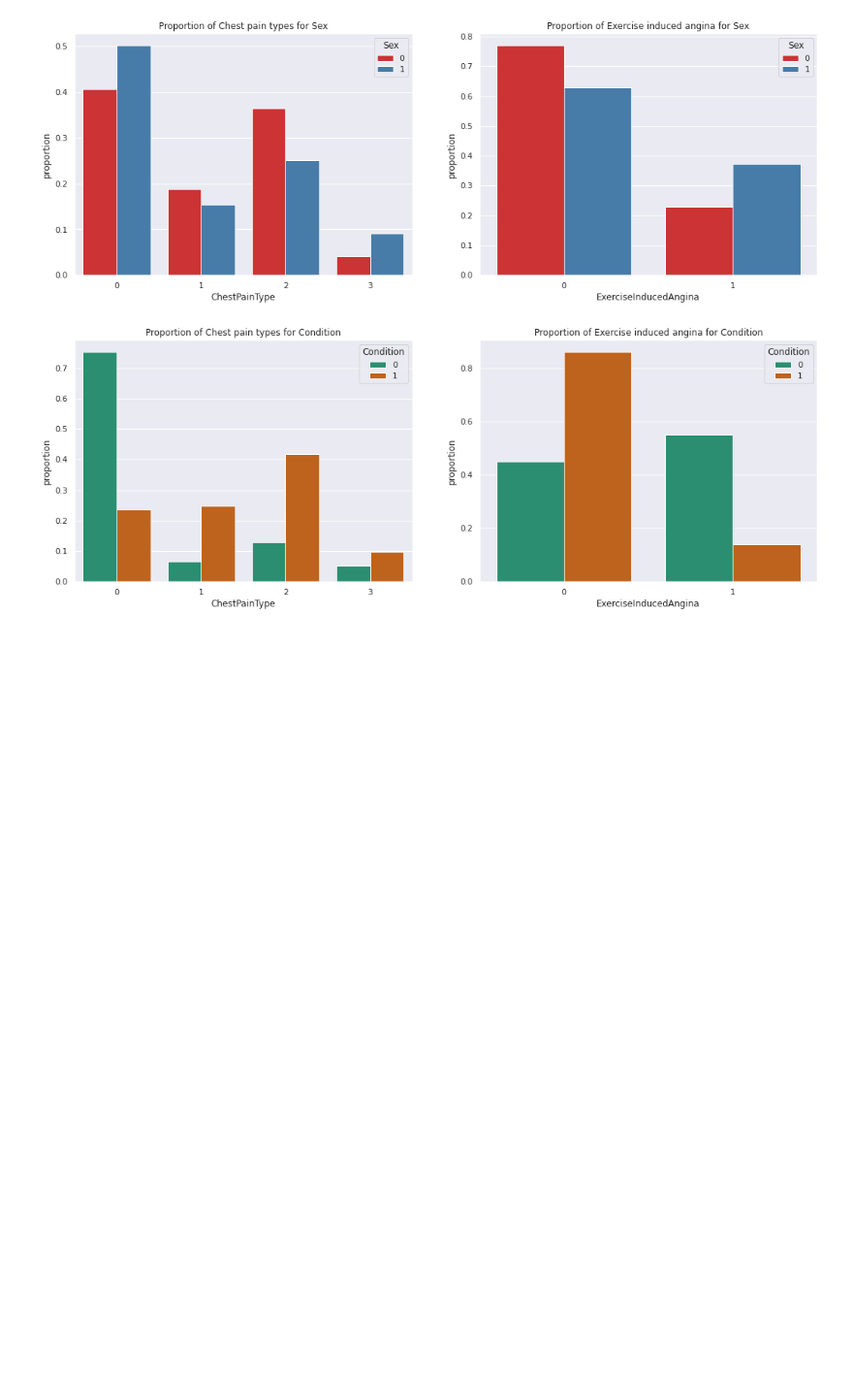
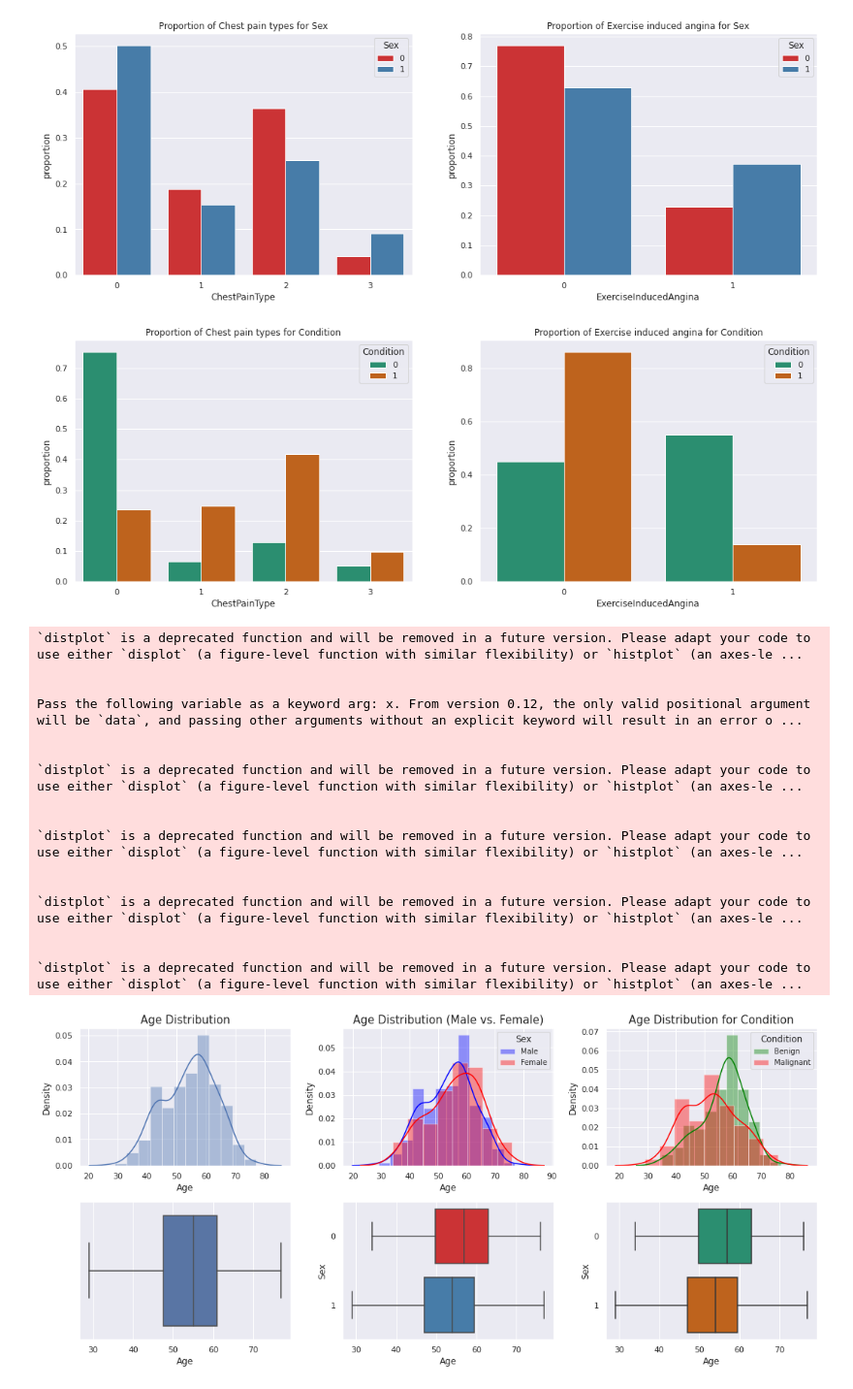
Before and after one commit to bayloid/heart, a Jupyter notebook: index.ipynb, the cells around one changed output. Shown: that part at 97% size. Drawn from its saved outputs; the diff is of its cells as text; code cells hidden in the pictures; blank space fills up the shorter version.

```diff
--- a/index.ipynb
+++ b/index.ipynb
@@ -541,3 +548,60 @@ def symptoms_features_condition(data):
 symptoms_features_condition(data);
 # %% [output]
 [figure]
+# %%
+def age_distribution(df):
+
+  fig = plt.figure(figsize=(15, 7))
+
+  plt.subplot(2, 3, 1)
+  sns.distplot(data['Age'])
+  plt.title('Age Distribution', fontsize=15)
+
+  plt.subplot(2, 3, 4)
+  sns.boxplot(data['Age'], orient='h')
+
+  plt.subplot(2, 3, 2)
+  female = df[df['Sex']==0]['Age']
+  male = df[df['Sex']==1]['Age']
+  sns.distplot(male, color='Blue', label='Male')
+  sns.distplot(female, color='Red', label='Female')
+  plt.title('Age Distribution (Male vs. Female)', fontsize=15)
+  plt.legend(title='Sex', fontsize=10)
+
+  plt.subplot(2, 3, 5)
+  sns.boxplot(x=data['Age'], y=data['Sex'], orient='h', palette='Set1')
+
+  plt.subplot(2, 3, 3)
+  benign = df[df['Condition']==0]['Age']
+  malignant = df[df['Condition']==1]['Age']
+
+  sns.distplot(benign, color='Green', label='Benign')
+  sns.distplot(malignant, color='Red', label='Malignant')
+  plt.title('Age Distribution for Condition', fontsize=15)
+  plt.legend(title='Condition', fontsize=10)
+
+  plt.subplot(2, 3, 6)
+  sns.boxplot(x=data['Age'], y=data['Sex'], orient='h', palette='Dark2')
+
+  plt.tight_layout()
+  plt.show()
+
+age_distribution(data);
+# %% [output]
+`distplot` is a deprecated function and will be removed in a future version. Please adapt your code to use either `displot` (a figure-level function with similar flexibility) or `histplot` (an axes-le ...
+
+
+Pass the following variable as a keyword arg: x. From version 0.12, the only valid positional argument will be `data`, and passing other arguments without an explicit keyword will result in an error o ...
+
+
+`distplot` is a deprecated function and will be removed in a future version. Please adapt your code to use either `displot` (a figure-level function with similar flexibility) or `histplot` (an axes-le ...
+
+
+`distplot` is a deprecated function and will be removed in a future version. Please adapt your code to use either `displot` (a figure-level function with similar flexibility) or `histplot` (an axes-le ...
+
+
+`distplot` is a deprecated function and will be removed in a future version. Please adapt your code to use either `displot` (a figure-level function with similar flexibility) or `histplot` (an axes-le ...
+
+
+`distplot` is a deprecated function and will be removed in a future version. Please adapt your code to use either `displot` (a figure-level function with similar flexibility) or `histplot` (an axes-le ...
+[figure, added]
```
Also changed, not shown: parts of 5 cells of this notebook.
